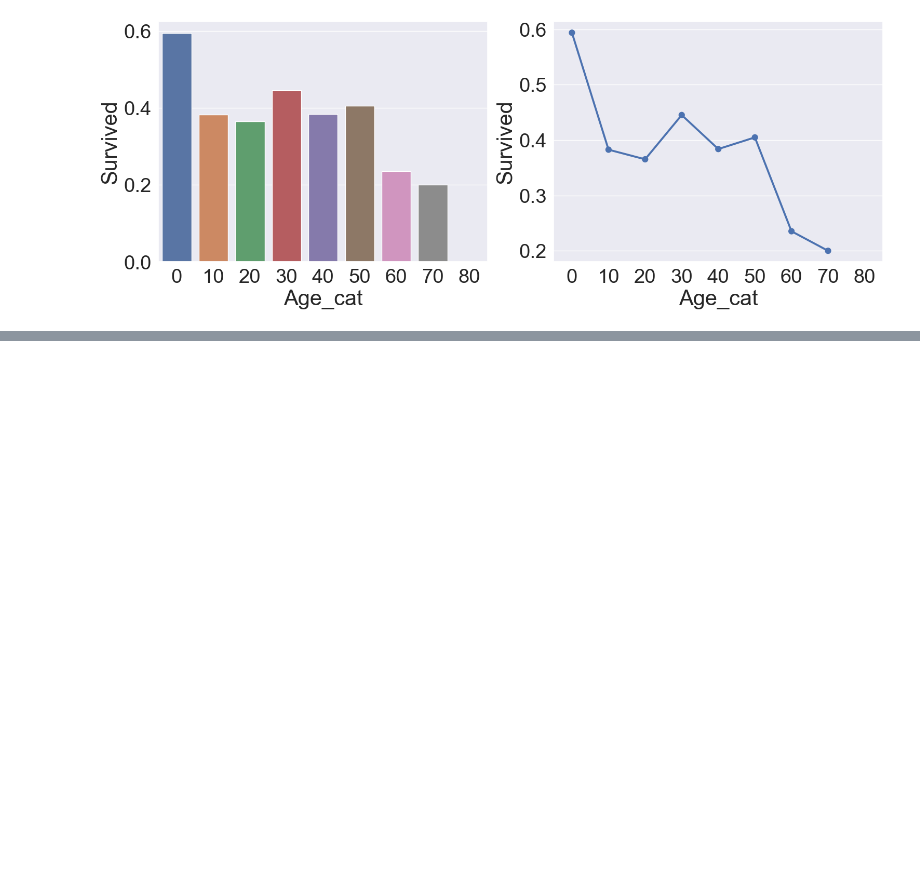
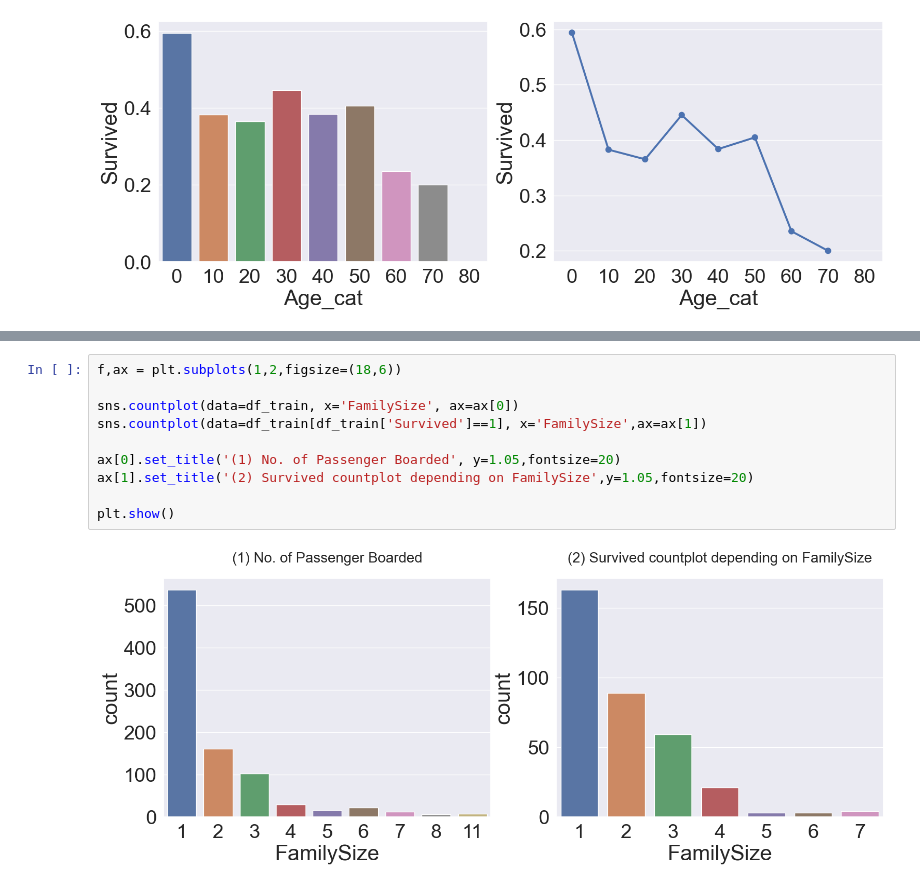
Before and after one commit to JW-Namsta/Kaggle_Study, a Jupyter notebook: Titanic/TItanic_copy_3.ipynb, the cells around one changed output, grey strips where cells are left out. Saved outputs shown, nothing was run; the diff lists cells and outputs as text; blank space fills up the shorter version.

```diff
--- a/Titanic/TItanic_copy_3.ipynb
+++ b/Titanic/TItanic_copy_3.ipynb
@@ -320,0 +336,12 @@ plt.show()
+# %%
+f,ax = plt.subplots(1,2,figsize=(18,6))
+
+sns.countplot(data=df_train, x='FamilySize', ax=ax[0])
+sns.countplot(data=df_train[df_train['Survived']==1], x='FamilySize',ax=ax[1])
+
+ax[0].set_title('(1) No. of Passenger Boarded', y=1.05,fontsize=20)
+ax[1].set_title('(2) Survived countplot depending on FamilySize',y=1.05,fontsize=20)
+
+plt.show()
+# %% [output]
+[figure, added]
```
Also changed, not shown: parts of 4 cells of this notebook.
